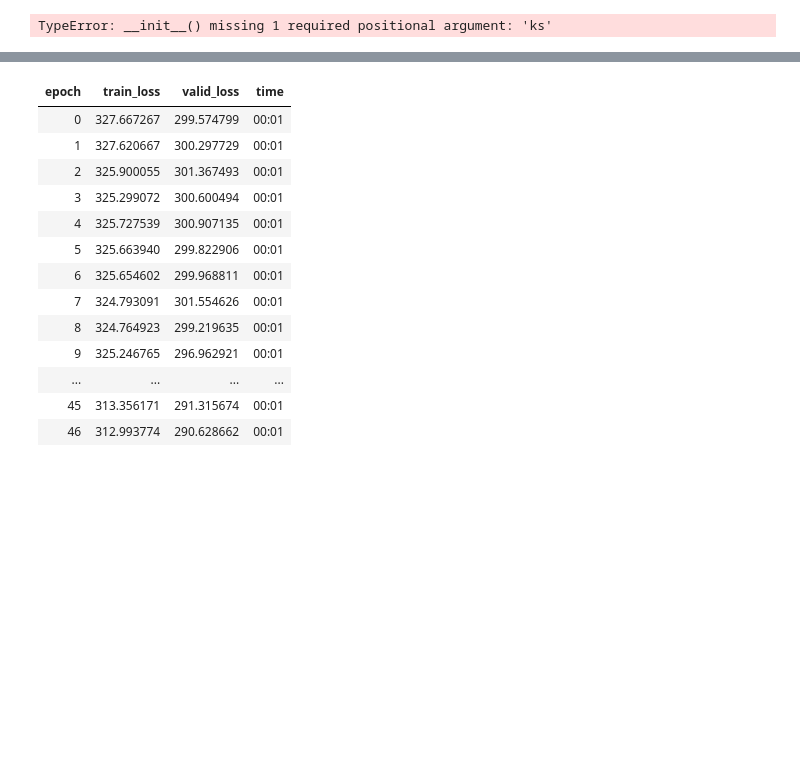
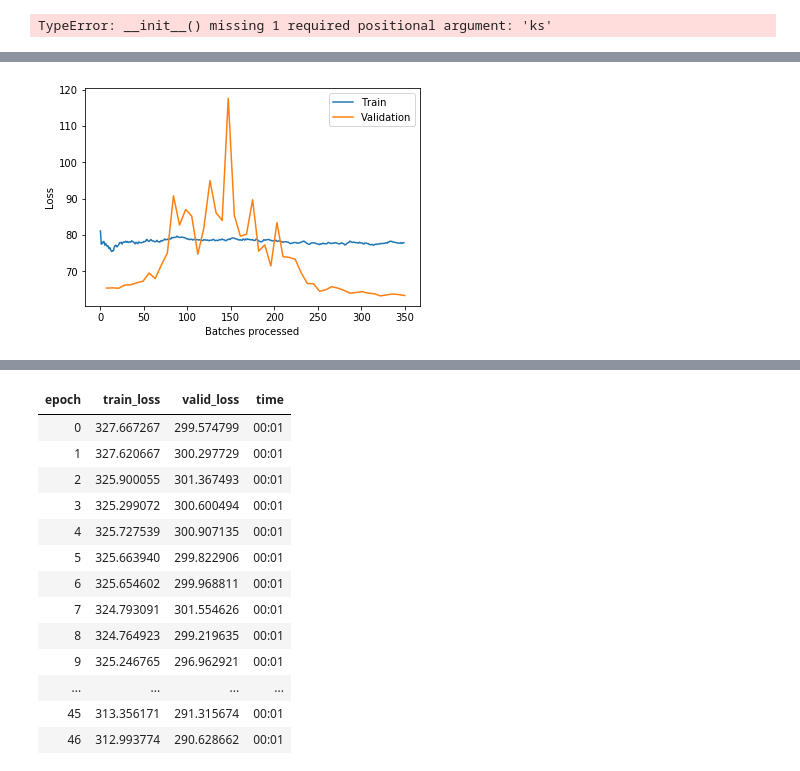
Before and after one commit to dhuynh95/fastai_autoencoder, a Jupyter notebook: MNIST.ipynb, the cells around one changed output, grey strips where cells are left out. Cells and saved outputs as stored; diff of their text form; code cells hidden in the pictures; blank space fills up the shorter version.

```diff
--- a/MNIST.ipynb
+++ b/MNIST.ipynb
@@ -304,0 +336,3 @@ learn.fit_one_cycle(50,1e-3)
+# %%
+learn.path = Path()
+learn.load("model_tiny_mnist_diverse_600")
@@ -304,0 +357,2 @@ learn.fit_one_cycle(50,1e-3)
+# %%
+learn.fit_one_cycle(50,1e-2 / 2,callbacks=[kl_hook])
@@ -304,0 +377,2 @@ learn.fit_one_cycle(50,1e-3)
+# %%
+learn.fit_one_cycle(50,1e-3,callbacks=[kl_hook])
@@ -304,0 +397,2 @@ learn.fit_one_cycle(50,1e-3)
+# %%
+learn.fit_one_cycle(50,1e-3 / 3,callbacks=[kl_hook])
@@ -304,0 +417,4 @@ learn.fit_one_cycle(50,1e-3)
+# %%
+learn.recorder.plot_losses()
+# %% [output]
+[figure, added]
```
Also changed, not shown: parts of 36 cells of this notebook, 4 other files.
